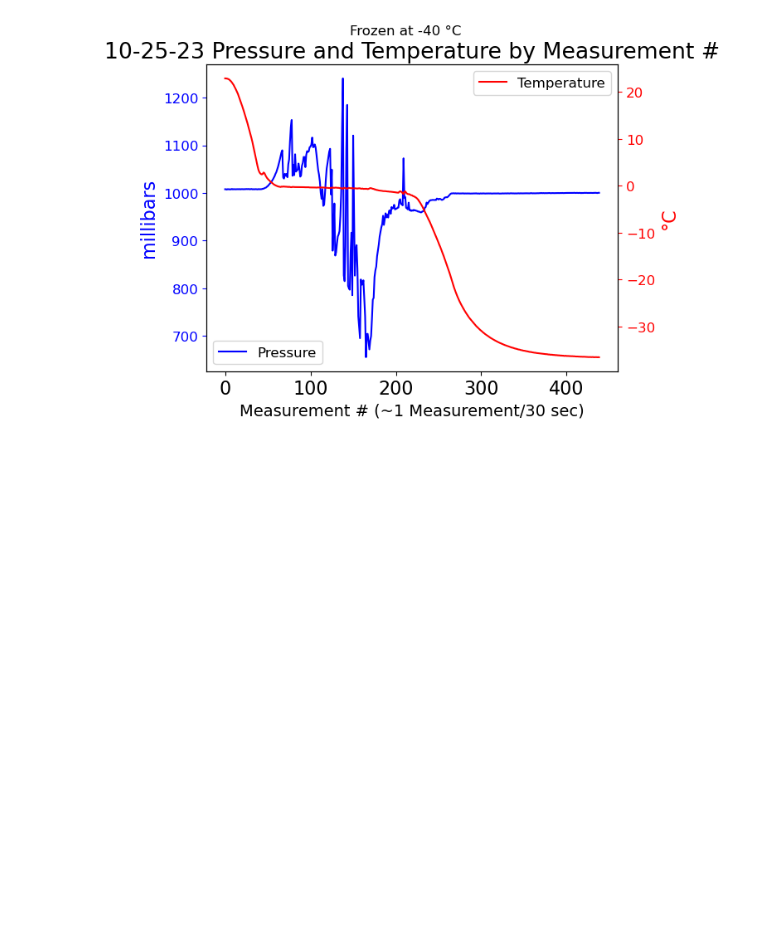
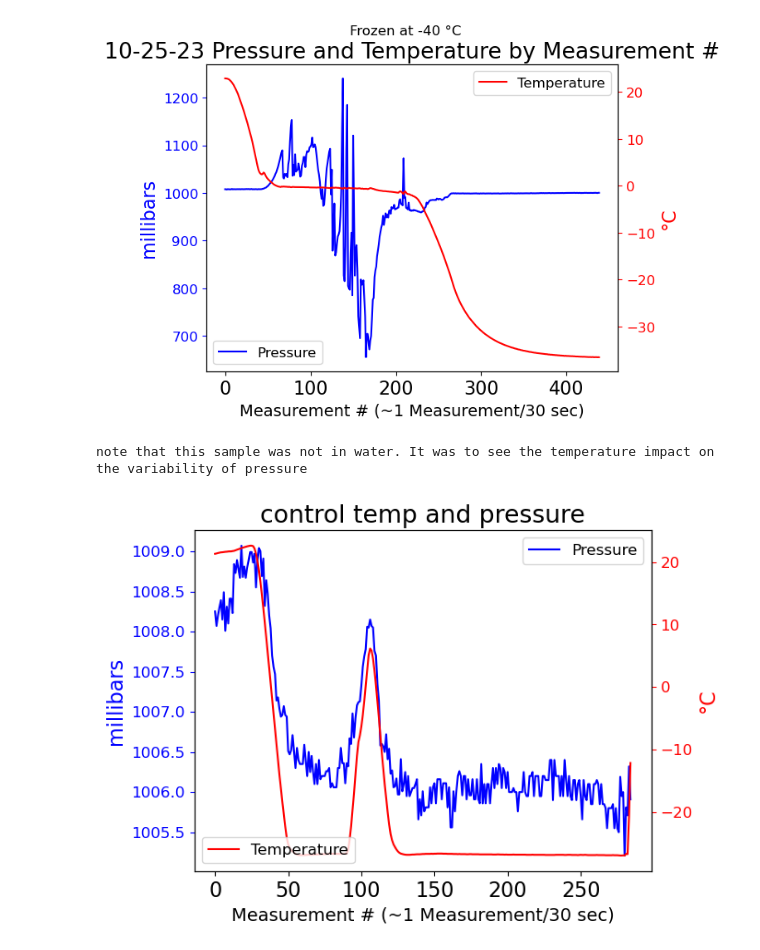
Before and after one commit to GHOpenonic/briny-ice-fracture-mechanics, a Jupyter notebook: experiments-data-plots/measuring pressure.ipynb, the cells around one changed output. Saved outputs shown, nothing was run; the diff lists cells and outputs as text; code cells hidden in the pictures; blank space fills up the shorter version.

```diff
--- a/experiments-data-plots/measuring pressure.ipynb
+++ b/experiments-data-plots/measuring pressure.ipynb
@@ -114,3 +148,28 @@ plt.suptitle('Frozen at -40 °C',fontsize=12)
 plt.show()
 # %% [output]
 [figure]
+# %%
+# CONTROL
+plt.rcParams.update({'font.size': 16})
+fig, ax1 = plt.subplots()
+ax1.plot(control_length, control[1], 'b', label='Pressure')
+ax1.set_xlabel('Measurement # (~1 Measurement/30 sec)',fontsize=14)
+ax1.set_ylabel('millibars', color='b')
+ax1.tick_params('y', colors='b', labelsize=12)
+
+ax2 = ax1.twinx()
+ax2.plot(control_length, control[3], 'r', label='Temperature')
+ax2.set_ylabel('°C', color='r')
+ax2.tick_params('y', colors='r', labelsize=12)
+
+ax1.legend(loc='upper right', fontsize=12)
+ax2.legend(loc='lower left', fontsize=12)
+plt.title('control temp and pressure')
+#plt.suptitle('in air',fontsize=12)
+plt.xlim()
+print('note that this sample was not in water. It was to see the temperature impact on the variability of pressure')
+#plt.savefig('Pressure Temperature FirstTrial.png', dpi=300, bbox_inches='tight')
+plt.show()
+# %% [output]
+note that this sample was not in water. It was to see the temperature impact on the variability of pressure
+[figure, added]
```
Also changed, not shown: parts of 2 cells of this notebook.
